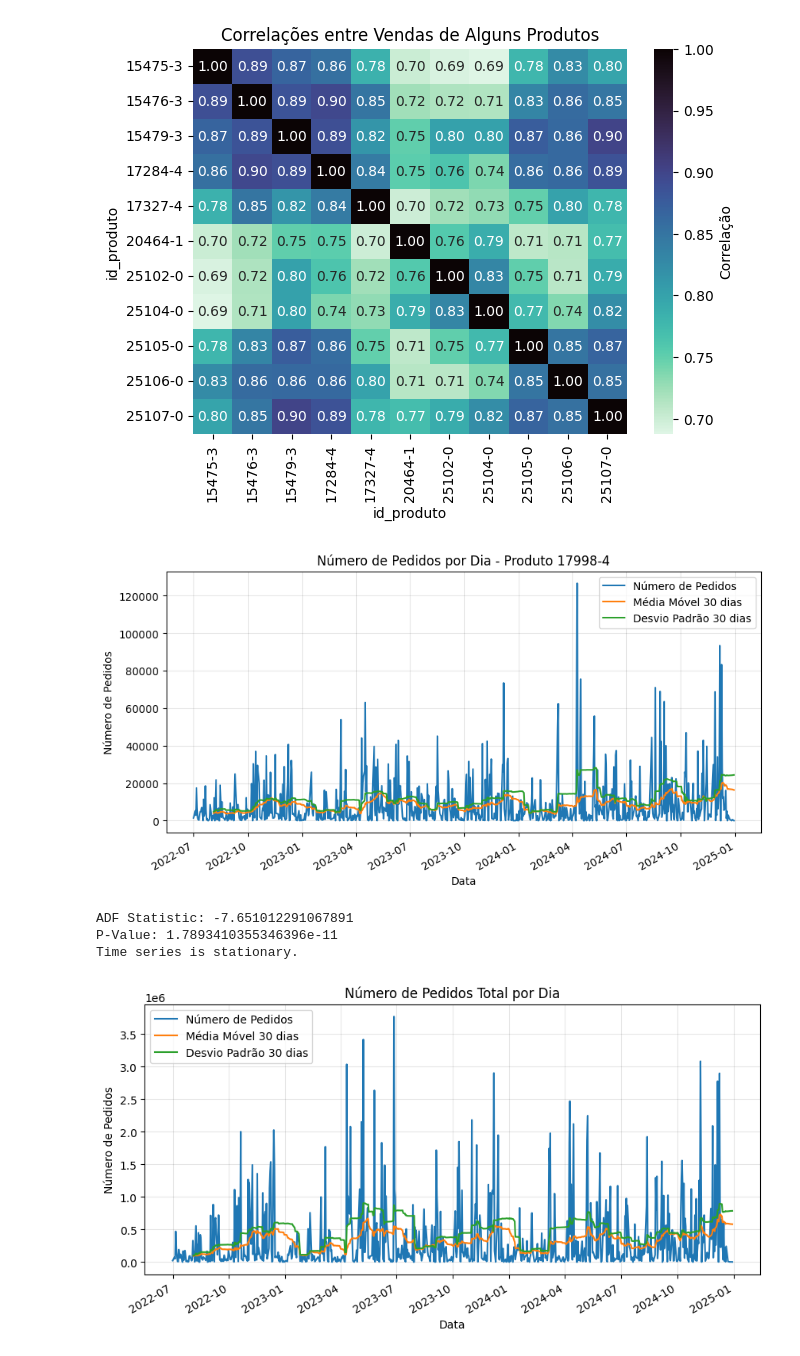
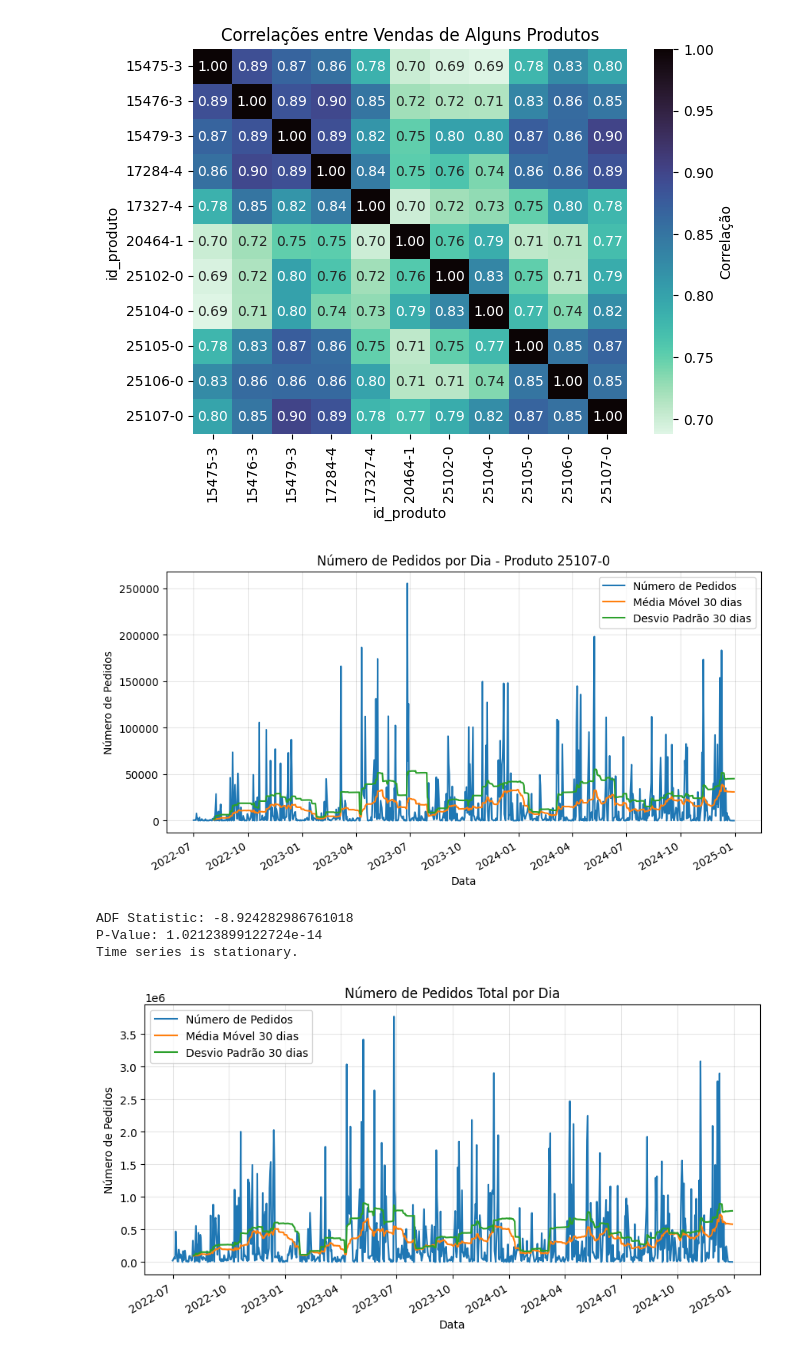
Before and after one commit to iagodantasf/a3_desafio_2, a Jupyter notebook: notebooks/eda.ipynb, the cells around one changed output. Saved outputs shown, nothing was run; the diff lists cells and outputs as text; code cells hidden in the pictures.

```diff
--- a/notebooks/eda.ipynb
+++ b/notebooks/eda.ipynb
@@ -196,33 +198,33 @@ plt.show()
 # %% [output]
 [figure]
 # %%
-id_produto = '17998-4'
+id_produto = '25107-0'
 _n_pedidos = (
     df.query('id_produto == @id_produto')
     .droplevel('id_produto')['n_pedidos']
 )
 plt.figure(figsize=(10, 5))
 _n_pedidos.plot(label='Número de Pedidos')
 _n_pedidos.rolling(30).mean().plot(label='Média Móvel 30 dias')
 _n_pedidos.rolling(30).std().plot(label='Desvio Padrão 30 dias')
 plt.legend()
 plt.xlabel('Data')
 plt.ylabel('Número de Pedidos')
 plt.title(f'Número de Pedidos por Dia - Produto {id_produto}')
 plt.grid(c='k', alpha=0.1)
 plt.show()
 
 result = adfuller(_n_pedidos)
 print(f"ADF Statistic: {result[0]}")
 print(f"P-Value: {result[1]}")
 if result[1] > 0.05:
     print("Time series is non-stationary.")
 else:
     print("Time series is stationary.")
 # %% [output]
-[figure, old version]
+[figure, new version]
-ADF Statistic: -7.651012291067891
-P-Value: 1.7893410355346396e-11
+ADF Statistic: -8.924282986761018
+P-Value: 1.02123899122724e-14
 Time series is stationary.
 # %%
 plt.figure(figsize=(10, 5))
```
Also changed, not shown: parts of 6 cells of this notebook.
